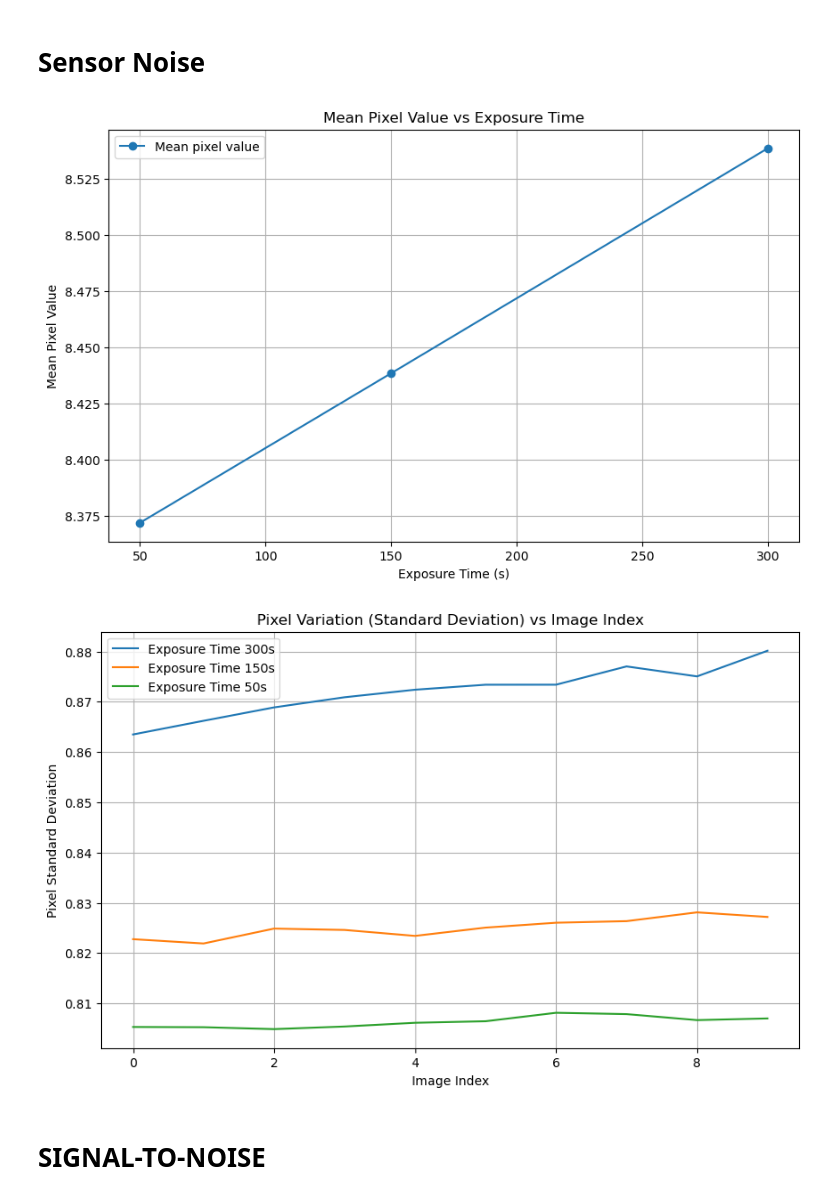
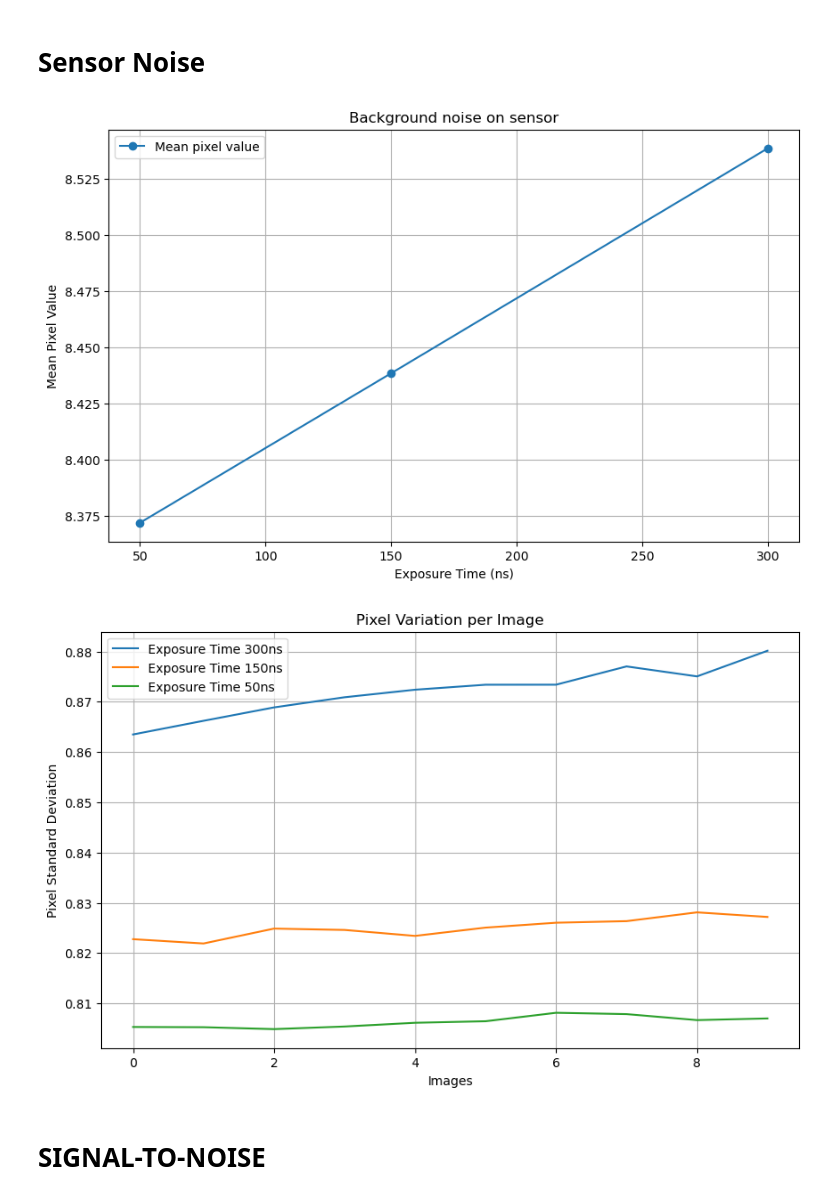
Before and after one commit to Larshalvorhansen/optikkLab, a Jupyter notebook: Code/Assignment_1/notebook.ipynb, the cells around one changed output. Saved outputs shown, nothing was run; the diff lists cells and outputs as text; code cells hidden in the pictures.

```diff
--- a/Code/Assignment_1/notebook.ipynb
+++ b/Code/Assignment_1/notebook.ipynb
@@ -974,9 +974,9 @@ def std_dark_images(images):
 def plot_the_mean_vs_exposure(exposure_times, means):
     plt.figure(figsize=(10, 6))
     plt.plot(exposure_times, means, 'o-', label='Mean pixel value')
-    plt.xlabel('Exposure Time (s)')
+    plt.xlabel('Exposure Time (ns)')
     plt.ylabel('Mean Pixel Value')
-    plt.title('Mean Pixel Value vs Exposure Time')
+    plt.title('Background noise on sensor')
     plt.grid(True)
     plt.legend()
     plt.show()
@@ -984,45 +984,45 @@ def plot_the_mean_vs_exposure(exposure_times, means):
 def plot_pixel_variation(exposure_times, std_devs_list):
     plt.figure(figsize=(10, 6))
     for std_devs, exp_time in zip(std_devs_list, exposure_times):
-        plt.plot(std_devs, label=f'Exposure Time {exp_time}s')
+        plt.plot(std_devs, label=f'Exposure Time {exp_time}ns')
 
-    plt.xlabel('Image Index')
+    plt.xlabel('Images')
     plt.ylabel('Pixel Standard Deviation')
-    plt.title('Pixel Variation (Standard Deviation) vs Image Index')
+    plt.title('Pixel Variation per Image')
     plt.grid(True)
     plt.legend()
     plt.show()
 
 #### CALLS FUNCTIONS ##############
 exposure_times = [300, 150, 50]  # List of exposure times
 
 # Image indices for each exposure time (assuming they are ordered)
 image_index = [0, 10, 20, 30]
 
 # Get the average cube and the list of dark images for each exposure time
 average_cube_300, list_dark_images_300 = get_the_mean(file_list, image_index[0], image_index[1])
 average_cube_150, list_dark_images_150 = get_the_mean(file_list, image_index[1], image_index[2])
 average_cube_50, list_dark_images_50 = get_the_mean(file_list, image_index[2], image_index[3])
 
 # Compute the mean pixel value of the averaged image for each exposure time (Expected Background Values)
 mean_300 = np.mean(average_cube_300)
 mean_150 = np.mean(average_cube_150)
 mean_50 = np.mean(average_cube_50)
 
 # Compute pixel standard deviation for each dark image set (Pixel Variations)
 std_devs_300 = std_dark_images(list_dark_images_300)
 std_devs_150 = std_dark_images(list_dark_images_150)
 std_devs_50 = std_dark_images(list_dark_images_50)
 
 # Plot the effect of exposure time on the mean pixel value
 means = [mean_300, mean_150, mean_50]
 plot_the_mean_vs_exposure(exposure_times, means)
 
 # Plot pixel variations (standard deviations) for each exposure time
 std_devs_list = [std_devs_300, std_devs_150, std_devs_50]
 plot_pixel_variation(exposure_times, std_devs_list)
 # %% [output]
-[figure, old version]
+[figure, new version]
-[figure, old version]
+[figure, new version]
 # %% [markdown]
 # SIGNAL-TO-NOISE
```
Also changed, not shown: parts of 1 cell of this notebook.
